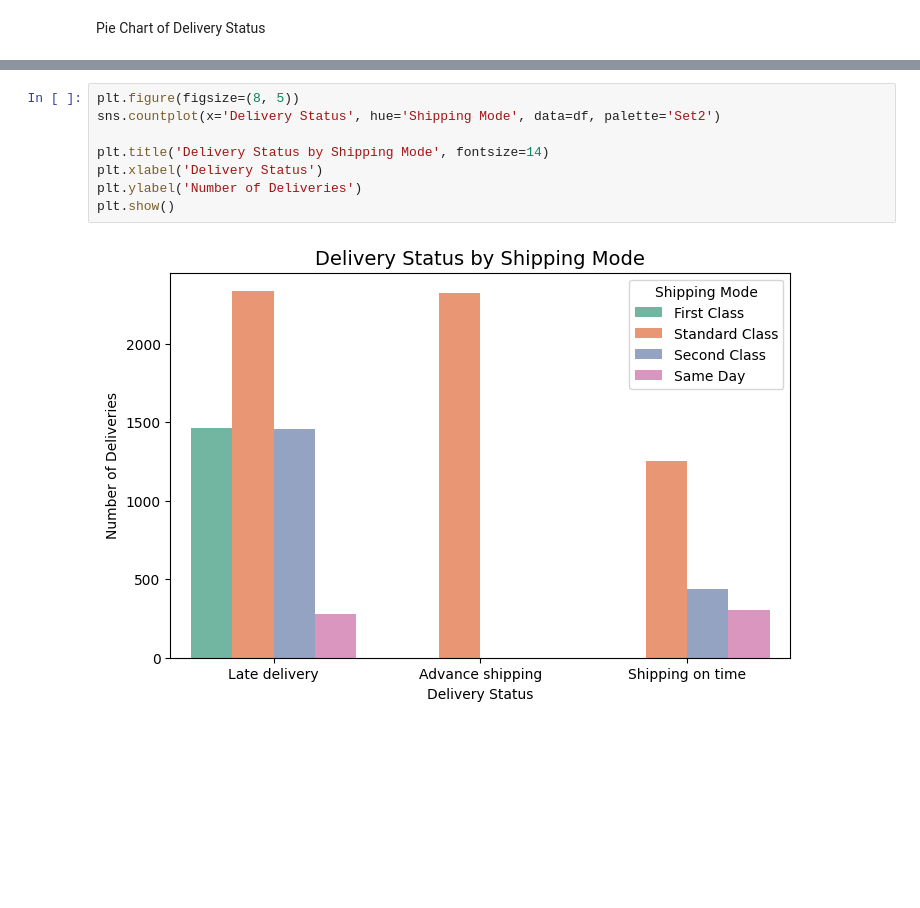
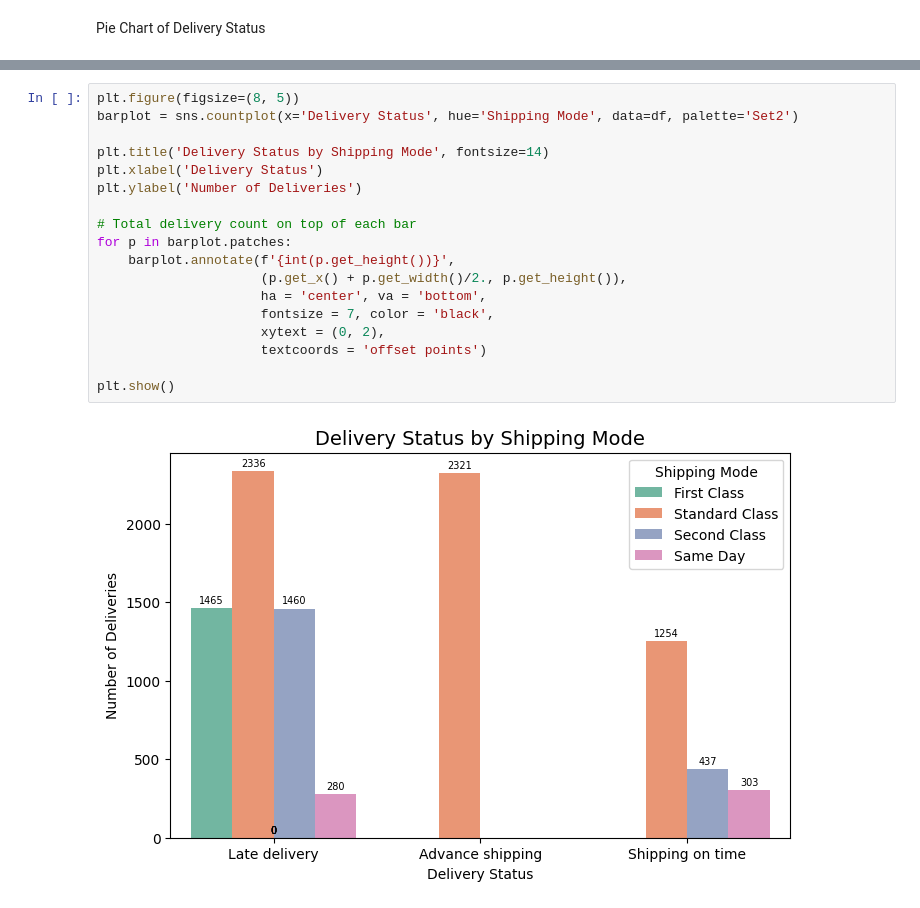
Before and after one commit to hlang014/InternalProject, a Jupyter notebook: Delivery.ipynb, the cells around one changed output, grey strips where cells are left out. Cells and saved outputs as stored; diff of their text form; blank space fills up the shorter version.

```diff
--- a/Delivery.ipynb
+++ b/Delivery.ipynb
@@ -40,10 +49,20 @@ Analysing Shipping Mode
 # %%
 plt.figure(figsize=(8, 5))
-sns.countplot(x='Delivery Status', hue='Shipping Mode', data=df, palette='Set2')
+barplot = sns.countplot(x='Delivery Status', hue='Shipping Mode', data=df, palette='Set2')
 
 plt.title('Delivery Status by Shipping Mode', fontsize=14)
 plt.xlabel('Delivery Status')
 plt.ylabel('Number of Deliveries')
+
+# Total delivery count on top of each bar
+for p in barplot.patches:
+    barplot.annotate(f'{int(p.get_height())}',
+                     (p.get_x() + p.get_width()/2., p.get_height()),
+                     ha = 'center', va = 'bottom',
+                     fontsize = 7, color = 'black',
+                     xytext = (0, 2),
+                     textcoords = 'offset points')
+
 plt.show()
 # %% [output]
-[figure, old version]
+[figure, new version]
```
Also changed, not shown: parts of 6 cells of this notebook, 9 other files.
